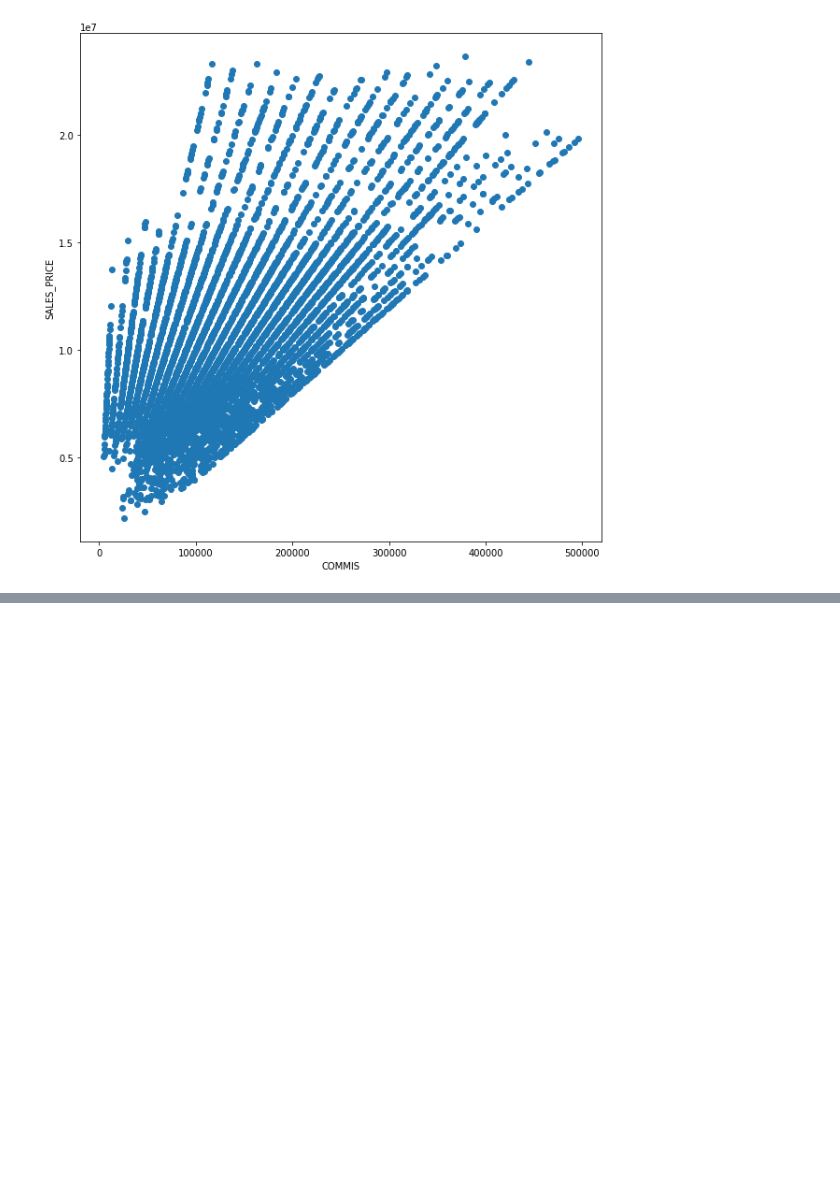
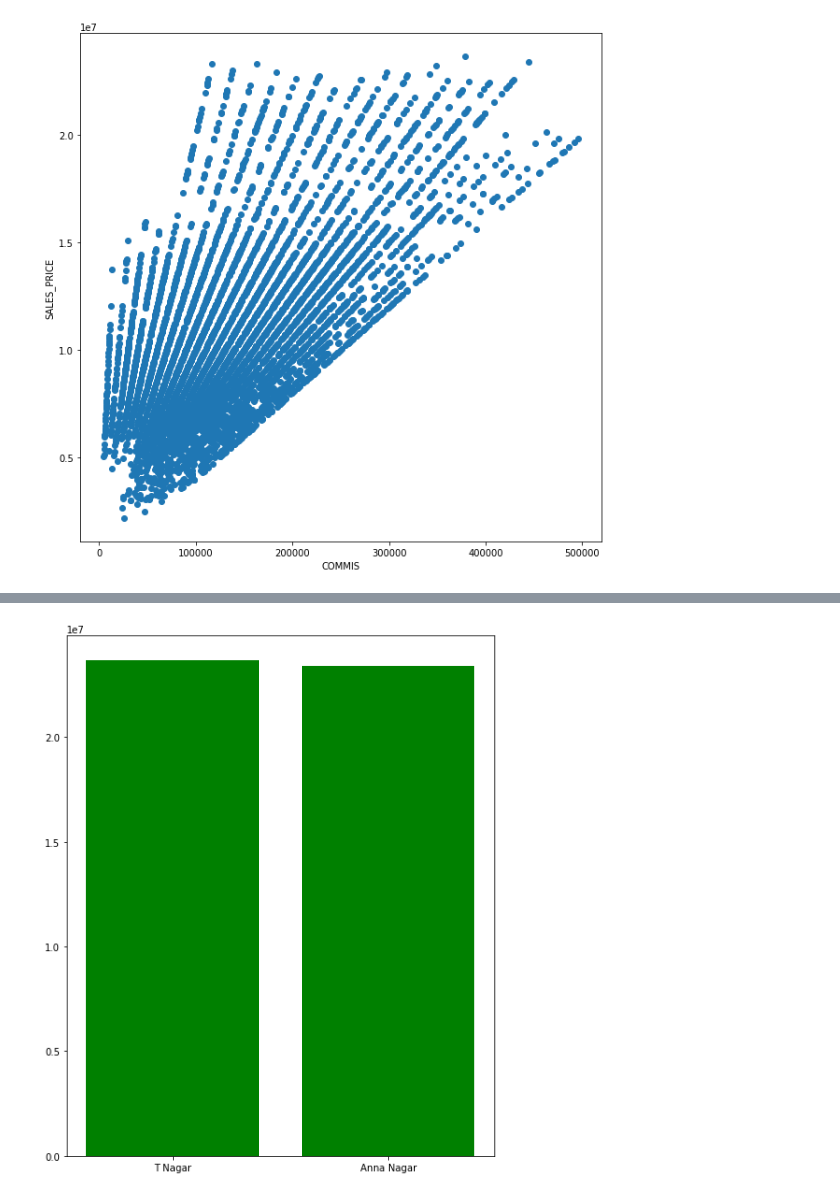
Before and after one commit to prashanth-ds-ml/Guvi, a Jupyter notebook: House_price_prediction_chennai.ipynb, the cells around one changed output, grey strips where cells are left out. Saved outputs shown, nothing was run; the diff lists cells and outputs as text; code cells hidden in the pictures; blank space fills up the shorter version.

Commit message:
Doing area wise analysis

```diff
--- a/House_price_prediction_chennai.ipynb
+++ b/House_price_prediction_chennai.ipynb
@@ -7,7 +7,7 @@ import numpy as np
 import matplotlib.pyplot as plt
 import seaborn as sb
 # %%
-dataset  = pd.read_csv('train-chennai-sale.csv')
+dataset  = pd.read_csv('train.csv')
 # %%
 dataset.info()
 # %% [output]
@@ -428,0 +436,3 @@ scatter(dataset, 'COMMIS')
+# %%
+area_sales = df[['AREA','SALES_PRICE']]
+area_sales
@@ -428,0 +453,3 @@ scatter(dataset, 'COMMIS')
+# %%
+area_sales = area_sales.sort_values(by=['SALES_PRICE'],ascending = True)
+area_sales.head(20)
@@ -428,0 +474,3 @@ scatter(dataset, 'COMMIS')
+# %%
+area_sales_asf = area_sales.sort_values(by=['SALES_PRICE'],ascending = False)
+area_sales_asf.head(20)
@@ -428,0 +495,6 @@ scatter(dataset, 'COMMIS')
+# %%
+plt.figure(figsize=(8,10))
+plt.bar(list(area_sales_asf['AREA'])[0:5],list(area_sales_asf['SALES_PRICE'])[0:5],color = 'g')
+plt.show()
+# %% [output]
+[figure, added]
```
Also changed, not shown: parts of 42 cells of this notebook.
